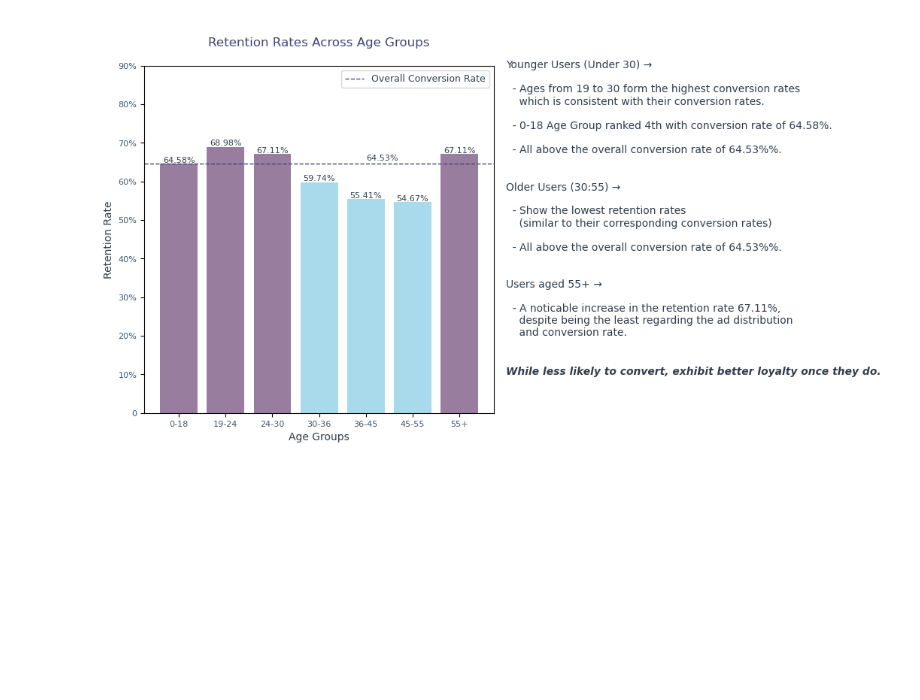
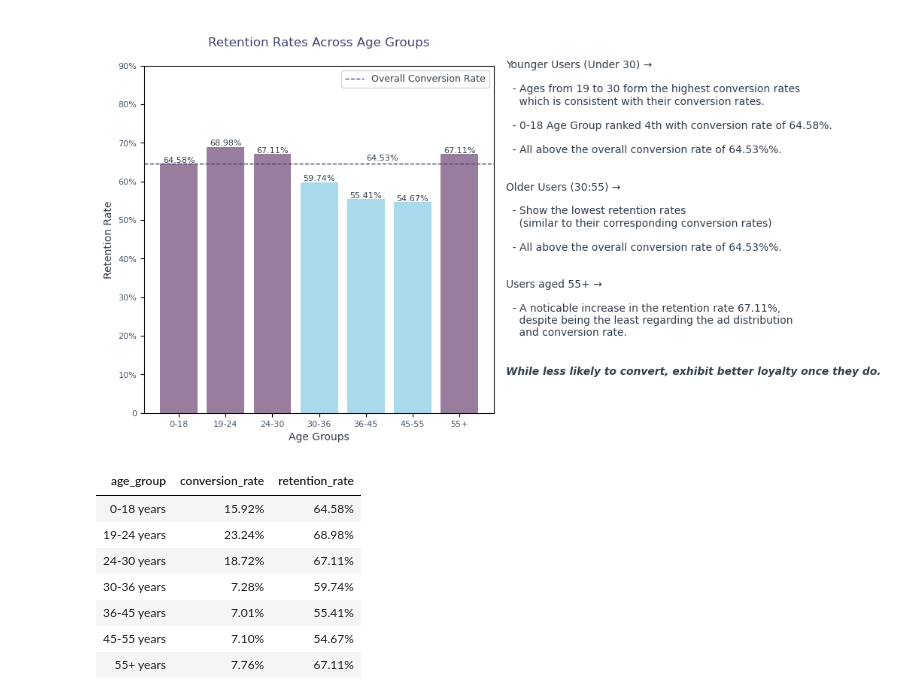
Before and after one commit to hend-a-ghafour/Analyzing_Marketing_Campaigns, a Jupyter notebook: Analyzing_Marketing_Campaigns.ipynb, the cells around one changed output. Drawn from its saved outputs; the diff is of its cells as text; code cells hidden in the pictures; blank space fills up the shorter version.

```diff
--- a/Analyzing_Marketing_Campaigns.ipynb
+++ b/Analyzing_Marketing_Campaigns.ipynb
@@ -1518,3 +1518,18 @@ plt.show()
 # %% [output]
 [figure]
 [figure]
+# %%
+# Comparing Conversion Rates with Retention Rates Within Variant Classification:
+performance_age=conversion_age.merge(retention_age,on='age_group')\
+                            .loc[:,['age_group','conversion_rate','retention_rate']]
+
+performance_age.style.hide().format({'conversion_rate':'{:,.2%}','retention_rate':'{:,.2%}'})
+# %% [output]
+| age_group | conversion_rate | retention_rate |
+| 0-18 years | 15.92% | 64.58% |
+| 19-24 years | 23.24% | 68.98% |
+| 24-30 years | 18.72% | 67.11% |
+| 30-36 years | 7.28% | 59.74% |
+| 36-45 years | 7.01% | 55.41% |
+| 45-55 years | 7.10% | 54.67% |
+| 55+ years | 7.76% | 67.11% |
```
Also changed, not shown: parts of 1 cell of this notebook.
